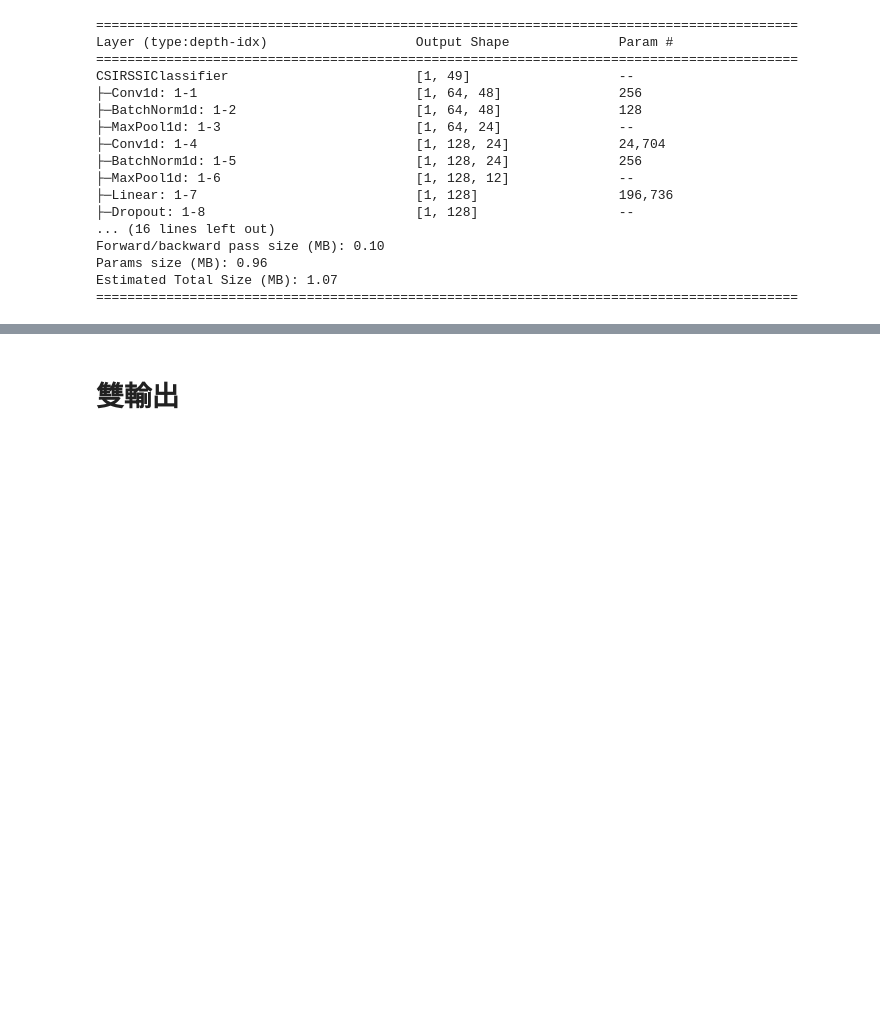
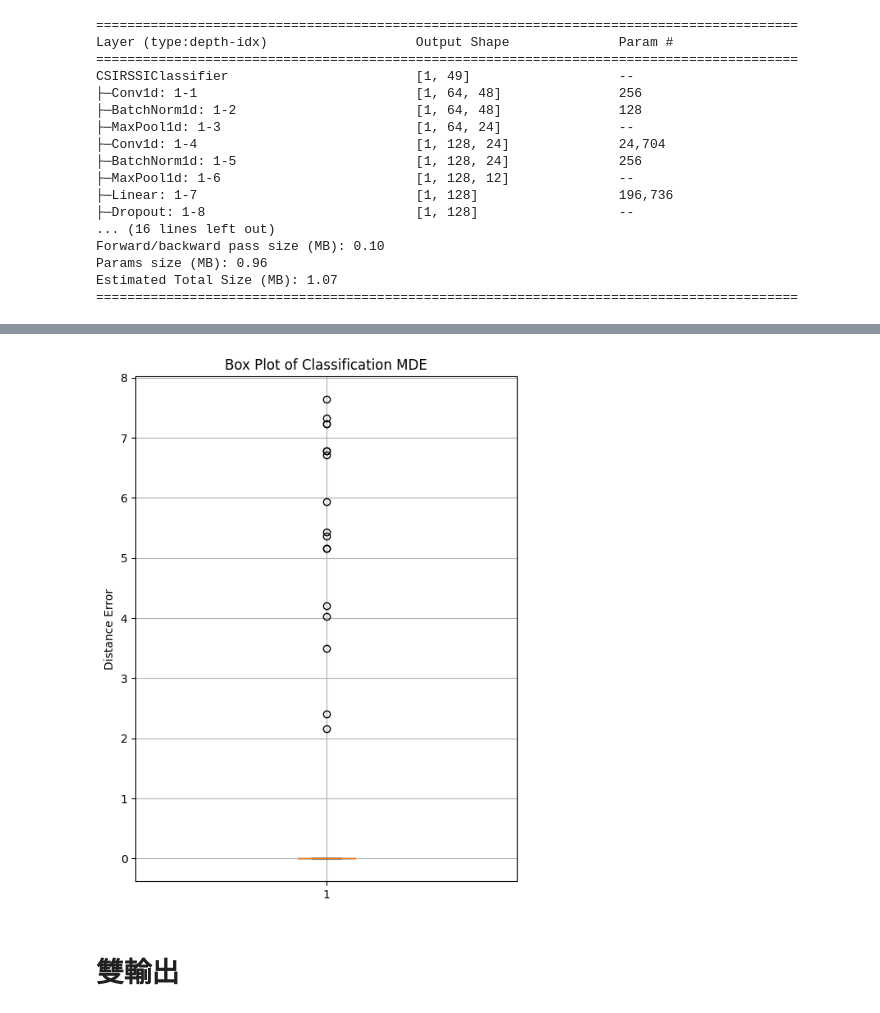
Before and after one commit to kuku000/csi_tool, a Jupyter notebook: model_CNN/rssicsi_train.ipynb, the cells around one changed output, grey strips where cells are left out. Drawn from its saved outputs; the diff is of its cells as text; code cells hidden in the pictures; blank space fills up the shorter version.

```diff
--- a/model_CNN/rssicsi_train.ipynb
+++ b/model_CNN/rssicsi_train.ipynb
@@ -791,3 +847,20 @@ Mean distance error: 0.061001839127997184
+# %%
+import numpy as np
+import matplotlib.pyplot as plt
+
+# 計算每筆資料的距離誤差
+errors = compute_individual_errors_cls(np.array(all_labels), np.array(all_predictions), COORDINATES)
+
+# 繪製箱型圖
+plt.figure(figsize=(6, 8))
+plt.boxplot(errors, vert=True, patch_artist=True, boxprops=dict(facecolor="skyblue"))
+plt.ylabel("Distance Error")
+plt.title("Box Plot of Classification MDE")
+plt.grid(True)
+
+plt.show()
+# %% [output]
+[figure, added]
 # %% [markdown]
 # 雙輸出
 # %%
```
Also changed, not shown: parts of 25 cells of this notebook, 8 other files.
